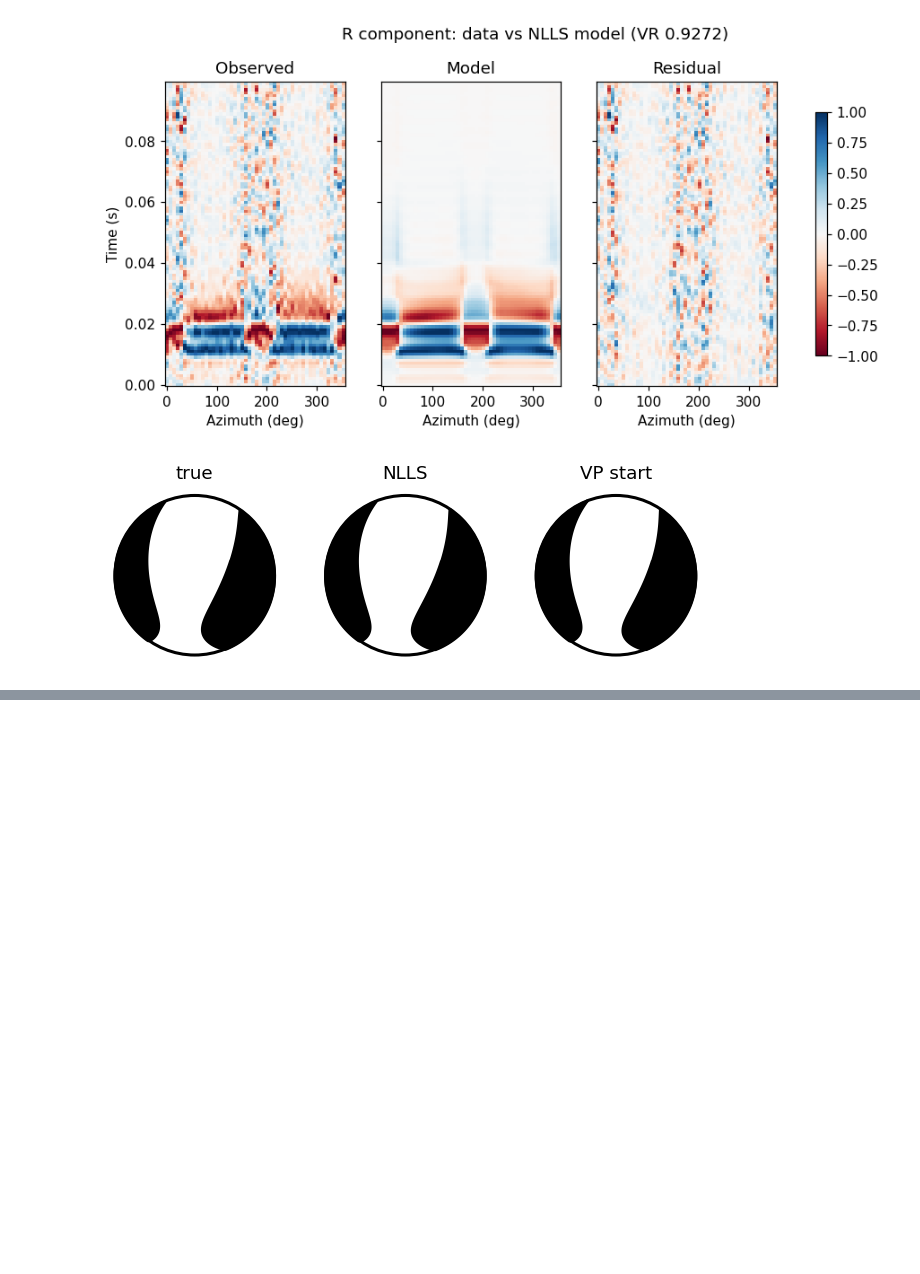
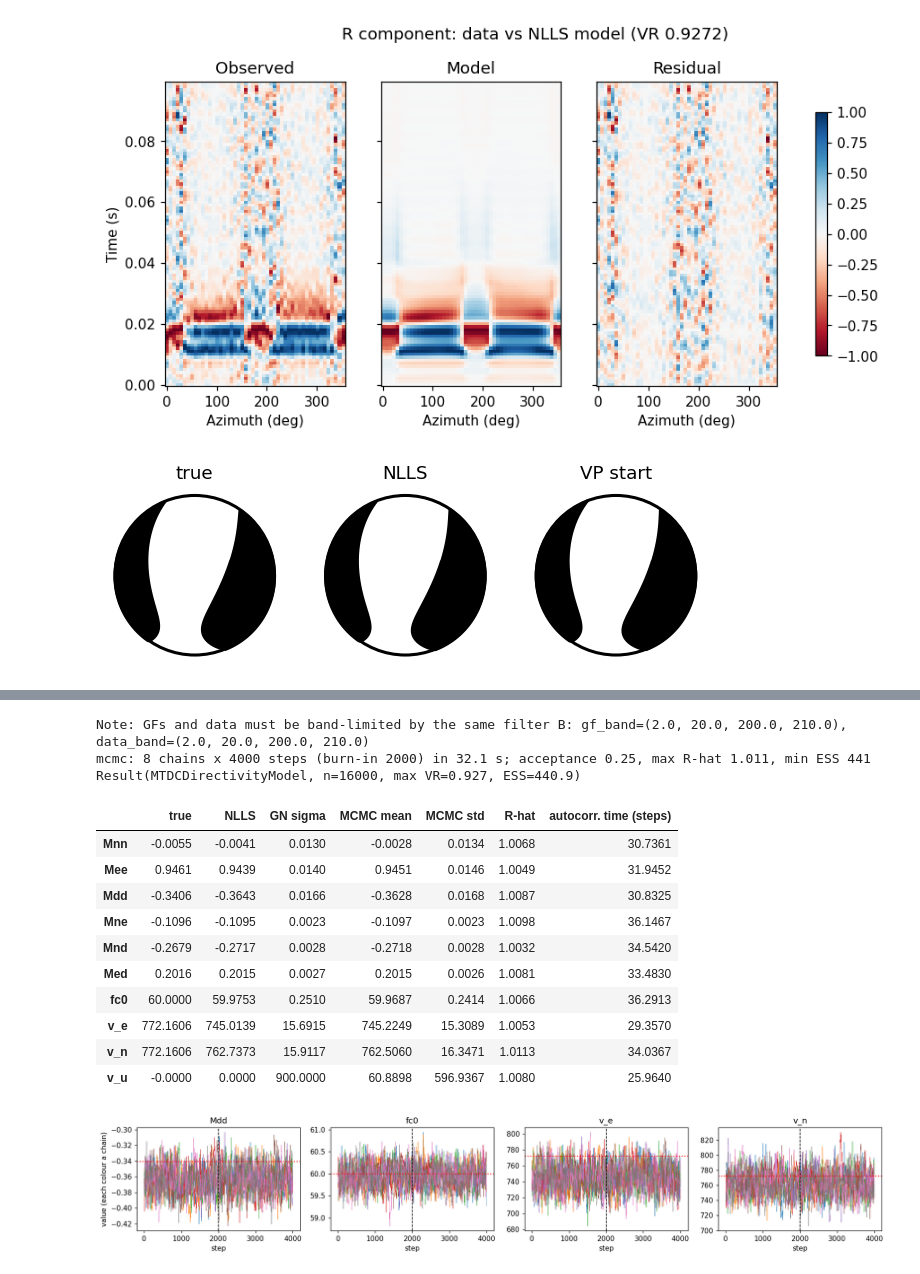
Before and after one commit to TomSHudson/unshake, a Jupyter notebook: examples/directional_inversion_demo.ipynb, the cells around one changed output, grey strips where cells are left out. Cells and saved outputs as stored; diff of their text form; code cells hidden in the pictures; blank space fills up the shorter version.

```diff
--- a/examples/directional_inversion_demo.ipynb
+++ b/examples/directional_inversion_demo.ipynb
@@ -244,0 +308,35 @@ for ax, (lab, m6) in zip(axes, (('true', m_true), ('NLLS', p_hat[:6]), ('VP star
+# %%
+tic = time.time()
+res_mcmc = unshake.mcmc(model_ls, ds, p_hat, cov, n_steps=4000, n_chains=8, sigma=info['sigma'], rng=3)
+t_mcmc = time.time() - tic
+print(res_mcmc)
+chain, burn = res_mcmc.meta['chain'], res_mcmc.meta['burn']
+
+fig, axes = plt.subplots(1, 4, figsize=(16, 3), sharex=True)
+for ax, j in zip(axes, (2, 6, 7, 8)):
+    ax.plot(chain[:, :, j], lw=0.4)
+    ax.axvline(burn, color='k', ls='--', lw=1)
+    ax.axhline(p_true[j], color='r', ls=':')
+    ax.set(title=names[j], xlabel='step')
+axes[0].set_ylabel('value (each colour a chain)')
+plt.tight_layout()
+
+pd.DataFrame({'true': p_true, 'NLLS': p_hat, 'GN sigma': sd, 'MCMC mean': res_mcmc.mean,
+              'MCMC std': res_mcmc.params.std(axis=0), 'R-hat': res_mcmc.meta['rhat'],
+              'autocorr. time (steps)': res_mcmc.meta['tau']}, index=names).round(4)
+# %% [output]
+Note: GFs and data must be band-limited by the same filter B: gf_band=(2.0, 20.0, 200.0, 210.0), data_band=(2.0, 20.0, 200.0, 210.0)
+mcmc: 8 chains x 4000 steps (burn-in 2000) in 32.1 s; acceptance 0.25, max R-hat 1.011, min ESS 441
+Result(MTDCDirectivityModel, n=16000, max VR=0.927, ESS=440.9)
+|  | true | NLLS | GN sigma | MCMC mean | MCMC std | R-hat | autocorr. time (steps) |
+| Mnn | -0.0055 | -0.0041 | 0.0130 | -0.0028 | 0.0134 | 1.0068 | 30.7361 |
+| Mee | 0.9461 | 0.9439 | 0.0140 | 0.9451 | 0.0146 | 1.0049 | 31.9452 |
+| Mdd | -0.3406 | -0.3643 | 0.0166 | -0.3628 | 0.0168 | 1.0087 | 30.8325 |
+| Mne | -0.1096 | -0.1095 | 0.0023 | -0.1097 | 0.0023 | 1.0098 | 36.1467 |
+| Mnd | -0.2679 | -0.2717 | 0.0028 | -0.2718 | 0.0028 | 1.0032 | 34.5420 |
+| Med | 0.2016 | 0.2015 | 0.0027 | 0.2015 | 0.0026 | 1.0081 | 33.4830 |
+| fc0 | 60.0000 | 59.9753 | 0.2510 | 59.9687 | 0.2414 | 1.0066 | 36.2913 |
+| v_e | 772.1606 | 745.0139 | 15.6915 | 745.2249 | 15.3089 | 1.0053 | 29.3570 |
+| v_n | 772.1606 | 762.7373 | 15.9117 | 762.5060 | 16.3471 | 1.0113 | 34.0367 |
+| v_u | -0.0000 | 0.0000 | 900.0000 | 60.8898 | 596.9367 | 1.0080 | 25.9640 |
+[figure, added]
```
Also changed, not shown: parts of 16 cells of this notebook, 9 other files.
